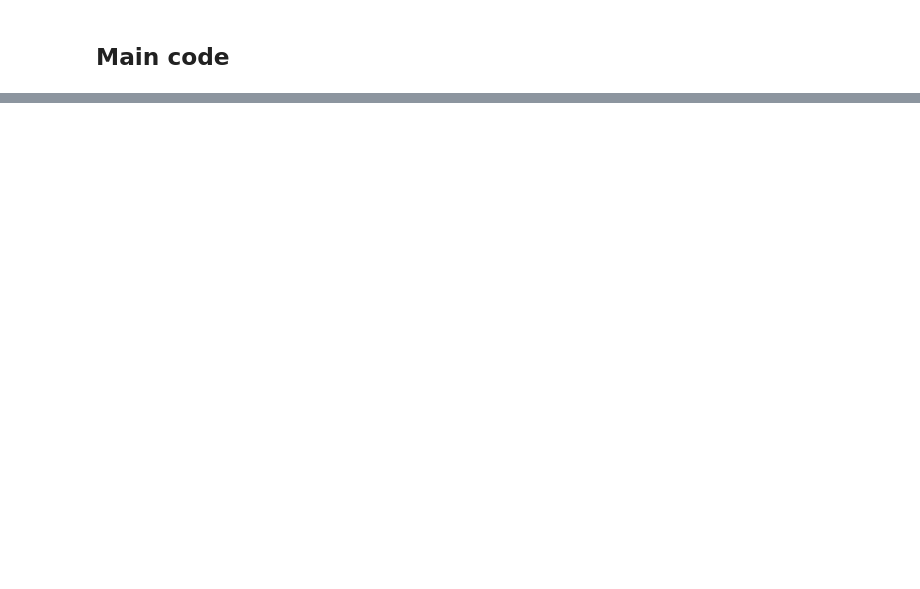
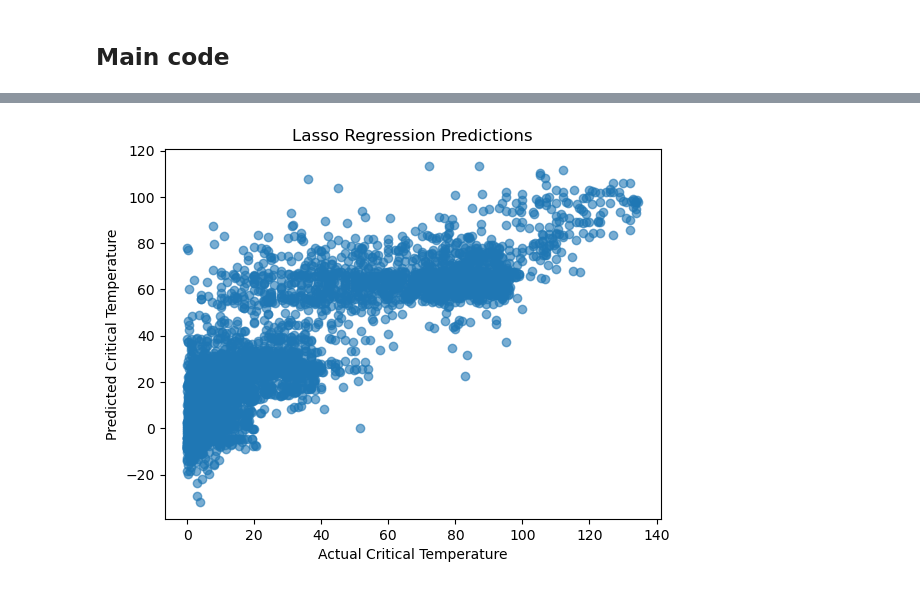
Before and after one commit to tonnesen/Superconductor-ML-regression, a Jupyter notebook: Superconductor data regression.ipynb, the cells around one changed output, grey strips where cells are left out. Cells and saved outputs as stored; diff of their text form; code cells hidden in the pictures; blank space fills up the shorter version.

```diff
--- a/Superconductor data regression.ipynb
+++ b/Superconductor data regression.ipynb
@@ -54,0 +130,8 @@ y = df[target].astype(float) # Targets
+# %%
+plt.scatter(y_test, y_pred, alpha=0.6)
+plt.xlabel("Actual Critical Temperature")
+plt.ylabel("Predicted Critical Temperature")
+plt.title("Lasso Regression Predictions")
+plt.show()
+# %% [output]
+[figure, added]
```
Also changed, not shown: parts of 9 cells of this notebook.
